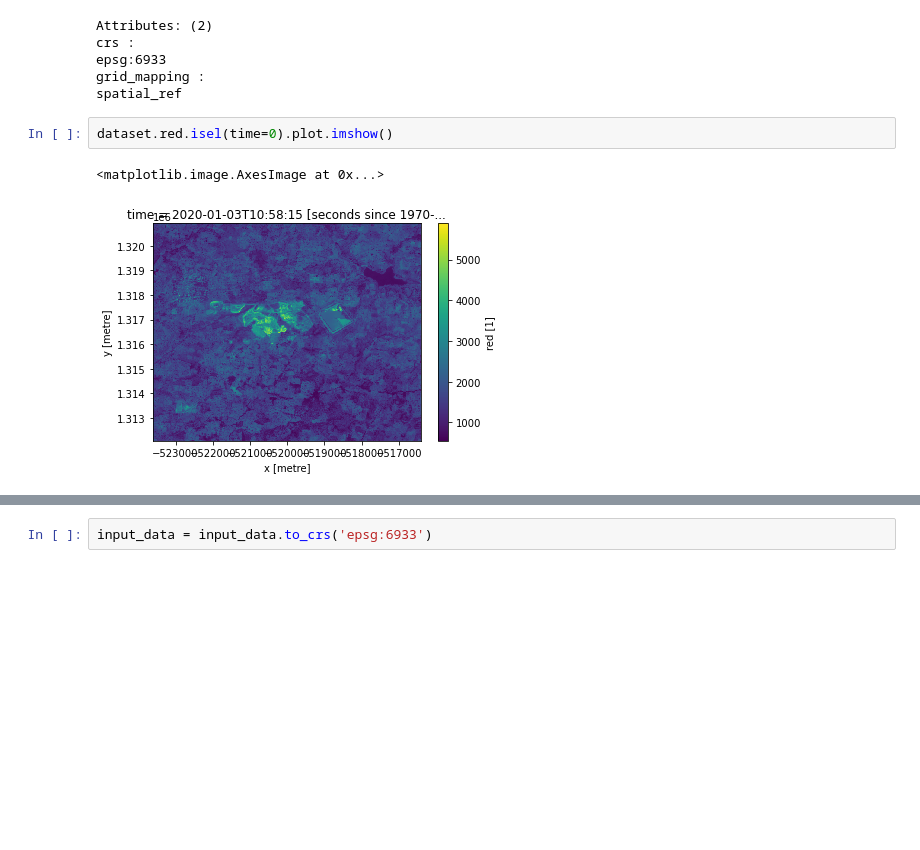
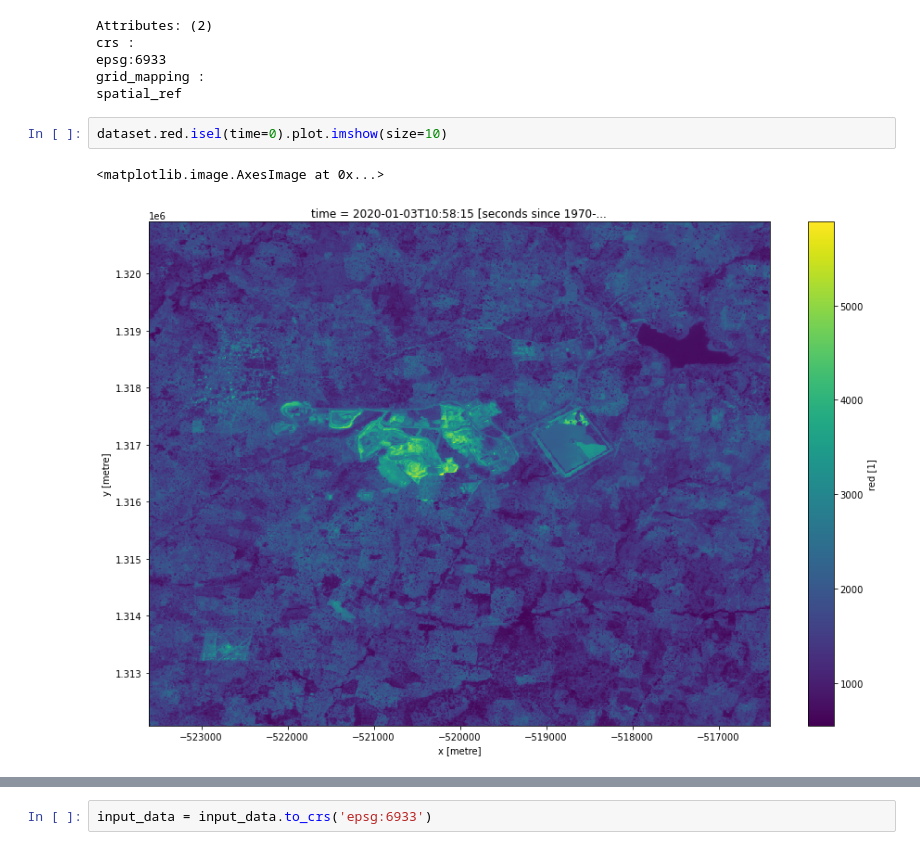
Before and after one commit to eo2cube/datacube_eagles, a Jupyter notebook: 4_Data_Cube_Advanced/notebooks/ml_test.ipynb, the cells around one changed output, grey strips where cells are left out. Cells and saved outputs as stored; diff of their text form; blank space fills up the shorter version.

```diff
--- a/4_Data_Cube_Advanced/notebooks/ml_test.ipynb
+++ b/4_Data_Cube_Advanced/notebooks/ml_test.ipynb
@@ -238,8 +239,8 @@ epsg:6933
 grid_mapping :
 spatial_ref
 # %%
-dataset.red.isel(time=0).plot.imshow()
+dataset.red.isel(time=0).plot.imshow(size=10)
 # %% [output]
 <matplotlib.image.AxesImage at 0x...>
-[figure, old version]
+[figure, new version]
 # %%
```
Also changed, not shown: parts of 15 cells of this notebook.
